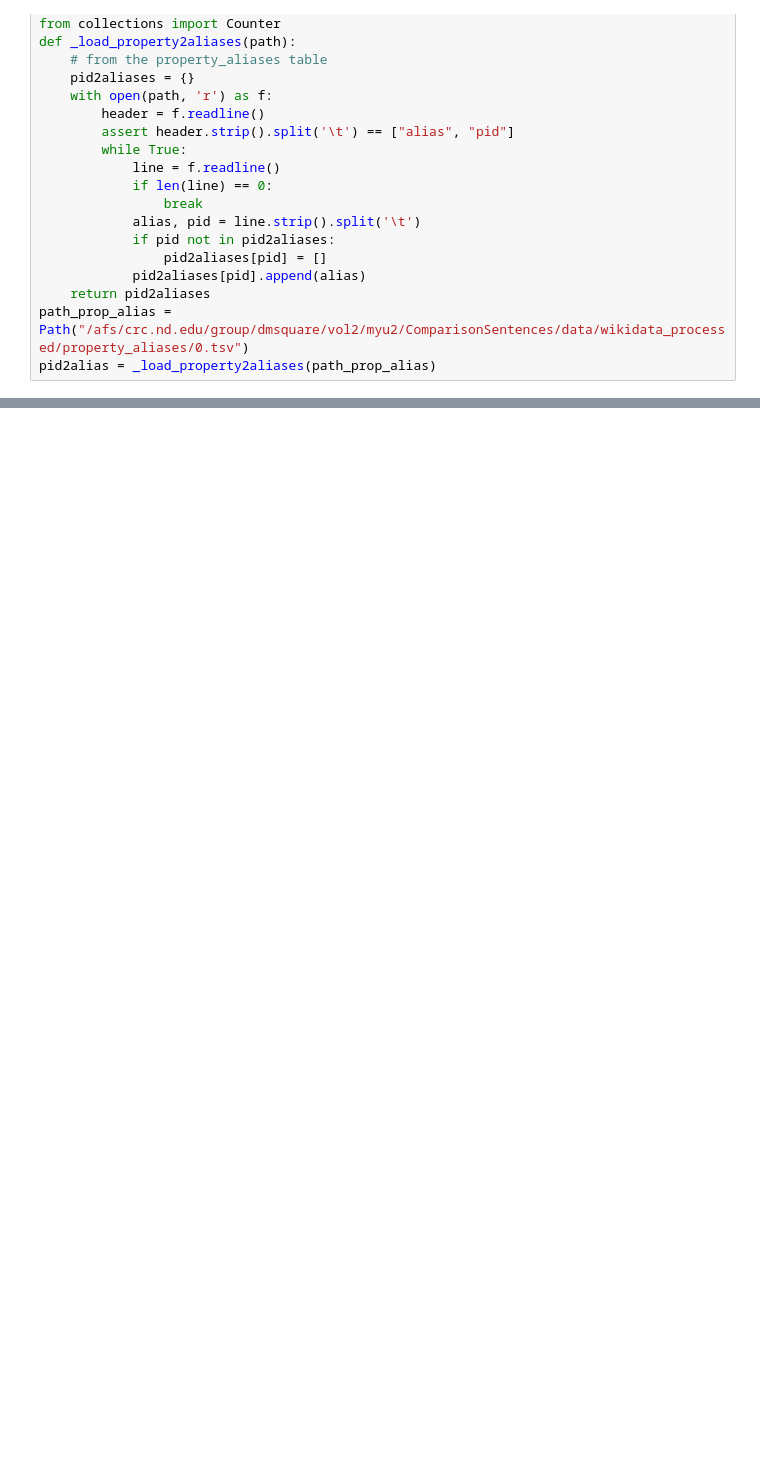
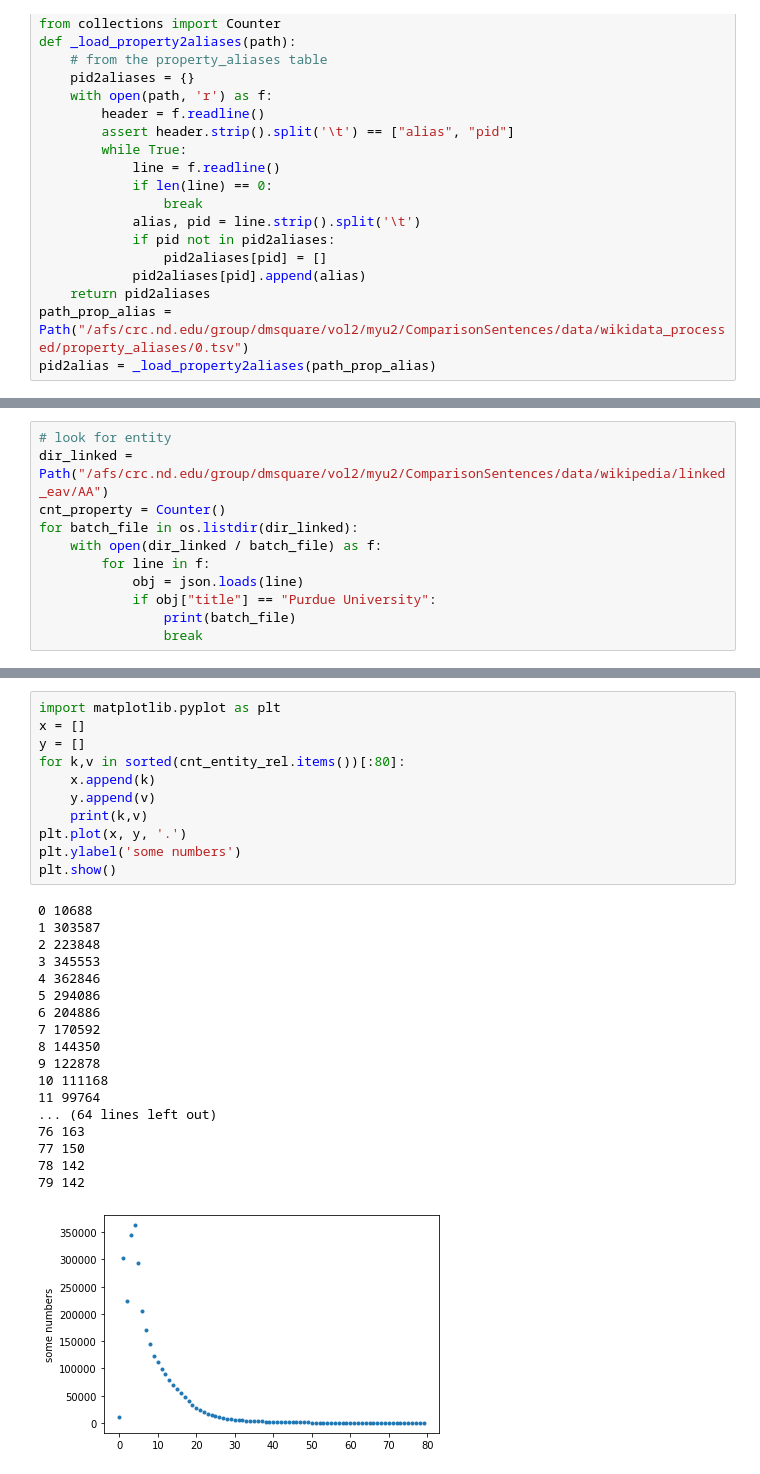
Before and after one commit to mengxiayu/ComparisonSentences, a Jupyter notebook: code/notebooks/analysis_linking.ipynb, the cells around one changed output, grey strips where cells are left out. Cells and saved outputs as stored; diff of their text form; blank space fills up the shorter version.

```diff
--- a/code/notebooks/analysis_linking.ipynb
+++ b/code/notebooks/analysis_linking.ipynb
@@ -83,0 +133,11 @@ P175 performer 25367
+# %%
+# look for entity
+dir_linked = Path("/afs/crc.nd.edu/group/dmsquare/vol2/myu2/ComparisonSentences/data/wikipedia/linked_eav/AA")
+cnt_property = Counter()
+for batch_file in os.listdir(dir_linked):
+    with open(dir_linked / batch_file) as f:
+        for line in f:
+            obj = json.loads(line)
+            if obj["title"] == "Purdue University":
+                print(batch_file)
+                break
@@ -83,0 +220,30 @@ P175 performer 25367
+# %%
+import matplotlib.pyplot as plt
+x = []
+y = []
+for k,v in sorted(cnt_entity_rel.items())[:80]:
+    x.append(k)
+    y.append(v)
+    print(k,v)
+plt.plot(x, y, '.')
+plt.ylabel('some numbers')
+plt.show()
+# %% [output]
+0 10688
+1 303587
+2 223848
+3 345553
+4 362846
+5 294086
+6 204886
+7 170592
+8 144350
+9 122878
+10 111168
+11 99764
+... (64 lines left out)
+76 163
+77 150
+78 142
+79 142
+[figure, added]
```
Also changed, not shown: parts of 18 cells of this notebook, 3 other files.
